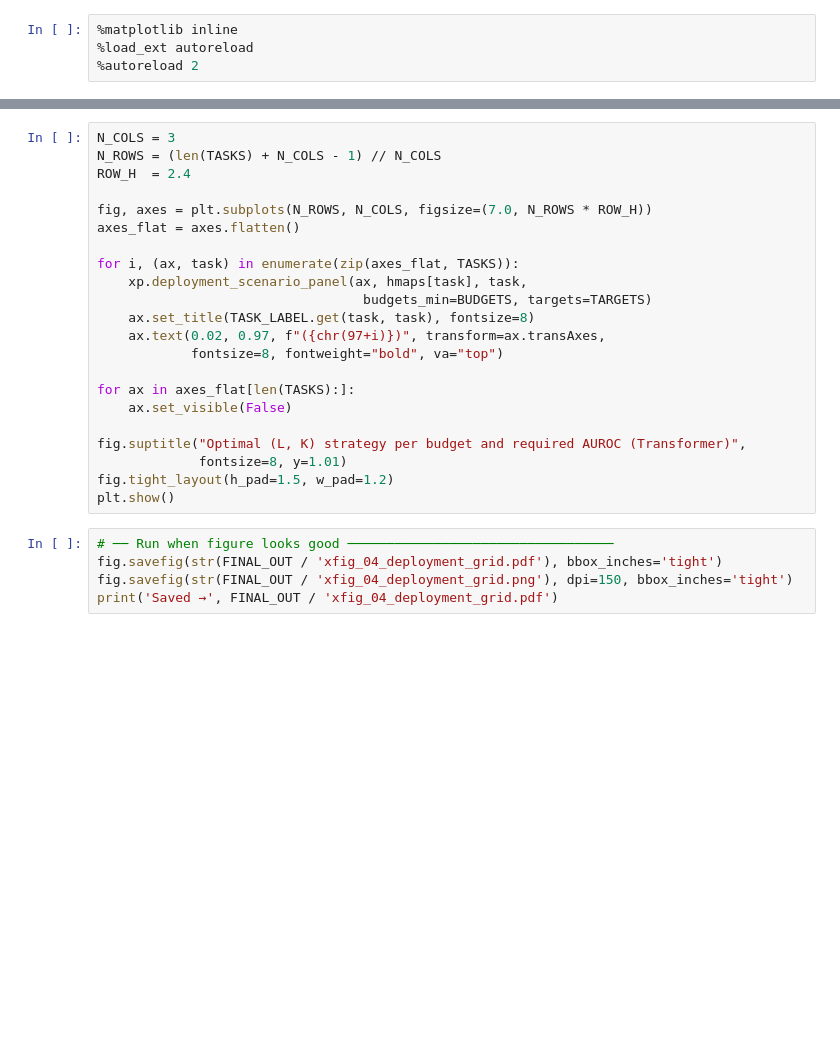
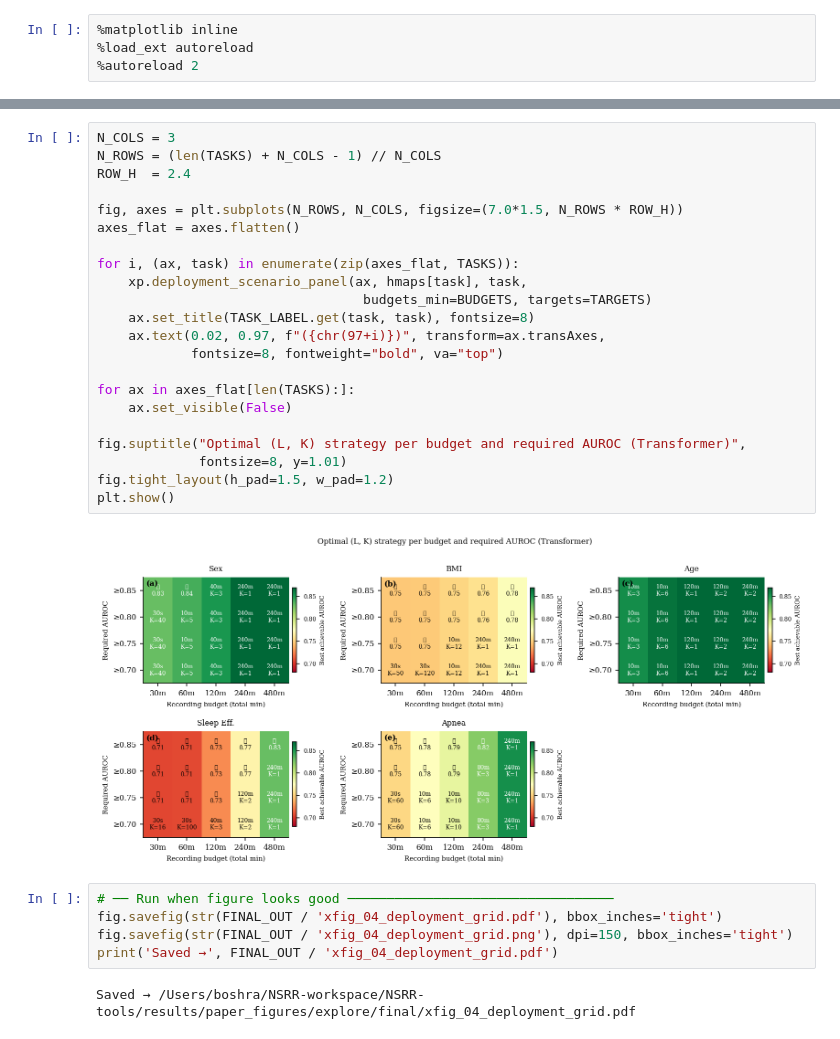
Before and after one commit to boshrakh95/NSRR-tools, a Jupyter notebook: results/paper_figures/explore/notebooks/xfig_04_deployment_grid.ipynb, the cells around one changed output, grey strips where cells are left out. Cells and saved outputs as stored; diff of their text form; blank space fills up the shorter version.

Commit message:
Fixed minor changes and added comments to md files for paper writing

```diff
--- a/results/paper_figures/explore/notebooks/xfig_04_deployment_grid.ipynb
+++ b/results/paper_figures/explore/notebooks/xfig_04_deployment_grid.ipynb
@@ -83,27 +88,31 @@ print("Heatmap sizes:", {t: len(v) for t, v in hmaps.items()})
 # %%
 N_COLS = 3
 N_ROWS = (len(TASKS) + N_COLS - 1) // N_COLS
 ROW_H  = 2.4
 
-fig, axes = plt.subplots(N_ROWS, N_COLS, figsize=(7.0, N_ROWS * ROW_H))
+fig, axes = plt.subplots(N_ROWS, N_COLS, figsize=(7.0*1.5, N_ROWS * ROW_H))
 axes_flat = axes.flatten()
 
 for i, (ax, task) in enumerate(zip(axes_flat, TASKS)):
     xp.deployment_scenario_panel(ax, hmaps[task], task,
                                   budgets_min=BUDGETS, targets=TARGETS)
     ax.set_title(TASK_LABEL.get(task, task), fontsize=8)
     ax.text(0.02, 0.97, f"({chr(97+i)})", transform=ax.transAxes,
             fontsize=8, fontweight="bold", va="top")
 
 for ax in axes_flat[len(TASKS):]:
     ax.set_visible(False)
 
 fig.suptitle("Optimal (L, K) strategy per budget and required AUROC (Transformer)",
              fontsize=8, y=1.01)
 fig.tight_layout(h_pad=1.5, w_pad=1.2)
 plt.show()
+# %% [output]
+[figure, added]
 # %%
 # ── Run when figure looks good ──────────────────────────────────
 fig.savefig(str(FINAL_OUT / 'xfig_04_deployment_grid.pdf'), bbox_inches='tight')
 fig.savefig(str(FINAL_OUT / 'xfig_04_deployment_grid.png'), dpi=150, bbox_inches='tight')
 print('Saved →', FINAL_OUT / 'xfig_04_deployment_grid.pdf')
+# %% [output]
+Saved → /Users/boshra/NSRR-workspace/NSRR-tools/results/paper_figures/explore/final/xfig_04_deployment_grid.pdf
```
Also changed, not shown: parts of 2 cells of this notebook, 14 other files.
